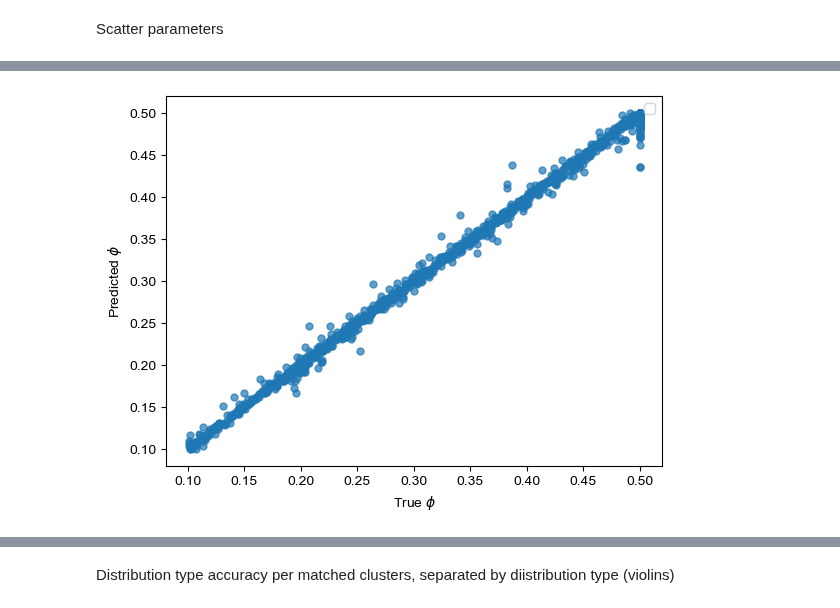
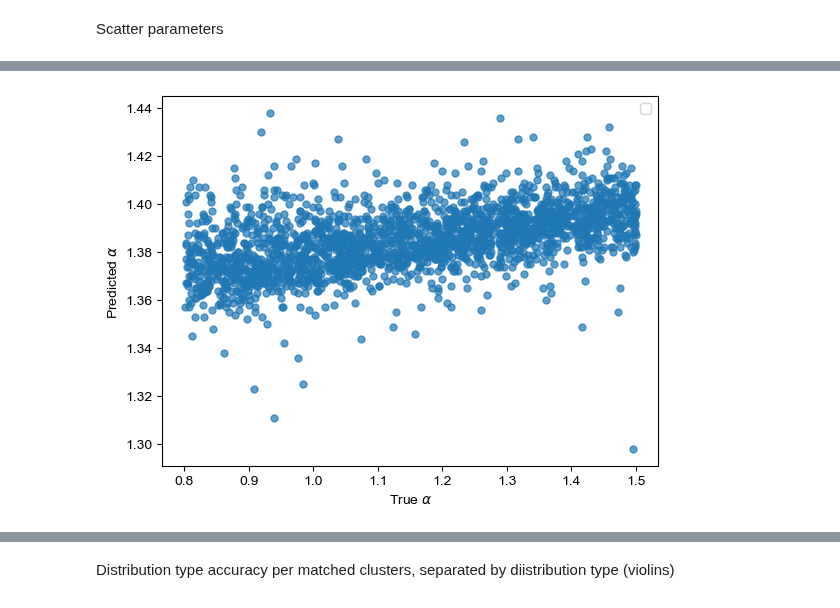
Before and after one commit to caravagnalab/MOBSTERm, a Jupyter notebook: test_generative/general_boxplots_analysis.ipynb, the cells around one changed output, grey strips where cells are left out. Drawn from its saved outputs; the diff is of its cells as text; code cells hidden in the pictures.

```diff
--- a/test_generative/general_boxplots_analysis.ipynb
+++ b/test_generative/general_boxplots_analysis.ipynb
@@ -952,6 +952,9 @@ accuracy_data_points_beta = {f"N_{N}_K_{K}_D_{D}": [] for N in N_values for K in
 accuracy_data_points_pareto = {f"N_{N}_K_{K}_D_{D}": [] for N in N_values for K in K_values for D in D_values}
 accuracy_data_points_dirac = {f"N_{N}_K_{K}_D_{D}": [] for N in N_values for K in K_values for D in D_values}
 
+true_n_K = []
+pred_n_K = []
+
 idx = 0
 for dim in D_values:
     directory = general_folder_gmm + f"D_{dim}/csv"
@@ -969,6 +972,10 @@ for dim in D_values:
                 if 'True_cluster' in df_data.columns and 'Pred_cluster' in df_data.columns:
                     true_labels = df_data['True_cluster'].tolist()
                     pred_labels = df_data['Pred_cluster'].tolist()
+
+                    true_n_K.append(len(np.unique(true_labels)))
+                    pred_n_K.append(len(np.unique(pred_labels)))
+
 
                     nmi_threshold = 0.4 # 0.5
                     label_mapping, nmi_matrix = compute_pairwise_nmi(true_labels, pred_labels, threshold=nmi_threshold)
@@ -1092,7 +1099,7 @@ import pickle
 variable_names = [
     "accuracy_data_points_beta", "accuracy_data_points_pareto", "accuracy_data_points_dirac", "acc_data_points_gmm",
     "accuracy_beta", "accuracy_pareto", "accuracy_dirac", "accuracy_gmm",
-    "mae_phi", "mae_kappa", "mae_alpha",
+    "mae_phi", "mae_kappa", "mae_alpha", 'true_n_K', 'pred_n_K',
     "true_phi_dic", "true_kappa_dic", "true_alpha_dic", "pred_phi_dic", "pred_kappa_dic", "pred_alpha_dic"
 ]
 
@@ -1363,19 +1411,19 @@ Scatter parameters
 # %%
-# true_phi = [item for sublist in true_phi_dic.values() for item in sublist]
-# pred_phi = [item for sublist in pred_phi_dic.values() for item in sublist]
+# true_alpha = [item for sublist in true_alpha_dic.values() for item in sublist]
+# pred_alpha = [item for sublist in pred_alpha_dic.values() for item in sublist]
 
-plt.scatter(true_phi_dic, pred_phi_dic, alpha = 0.7, s = 25)
+plt.scatter(true_alpha_dic, pred_alpha_dic, alpha = 0.7, s = 25)
 # slope, intercept = np.polyfit(true_phi_list, pred_phi_list, 1)
 
 # regression_line = [slope * x + intercept for x in true_phi_list]
 
 # plt.plot(true_phi_list, regression_line, color='red', linewidth = 1,label=f'y={slope:.2f}x+{intercept:.2f}')
 
-plt.xlabel(f'True $\\phi$')
-plt.ylabel('Predicted $\\phi$')
+plt.xlabel(f'True $\\alpha$')
+plt.ylabel('Predicted $\\alpha$')
 plt.legend()
 # plt.xlim([0.8, 1.6])
-# plt.ylim([0.8, 1.6])
+# plt.ylim([0.8, 1.3])
 plt.show()
 # %% [output]
-[figure, old version]
+[figure, new version]
```
Also changed, not shown: parts of 30 cells of this notebook, 53 other files.
